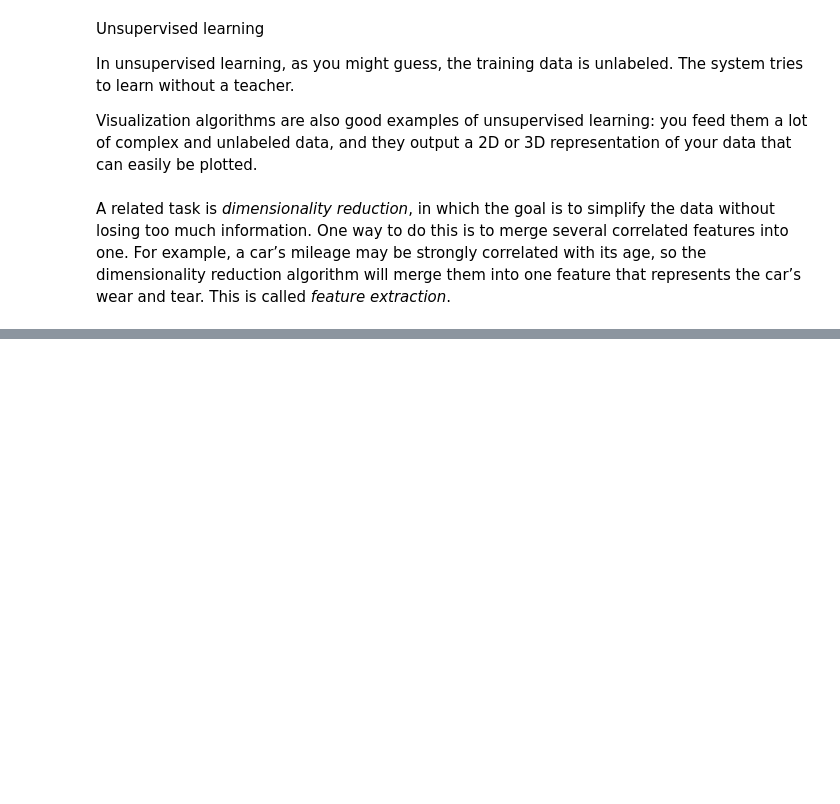
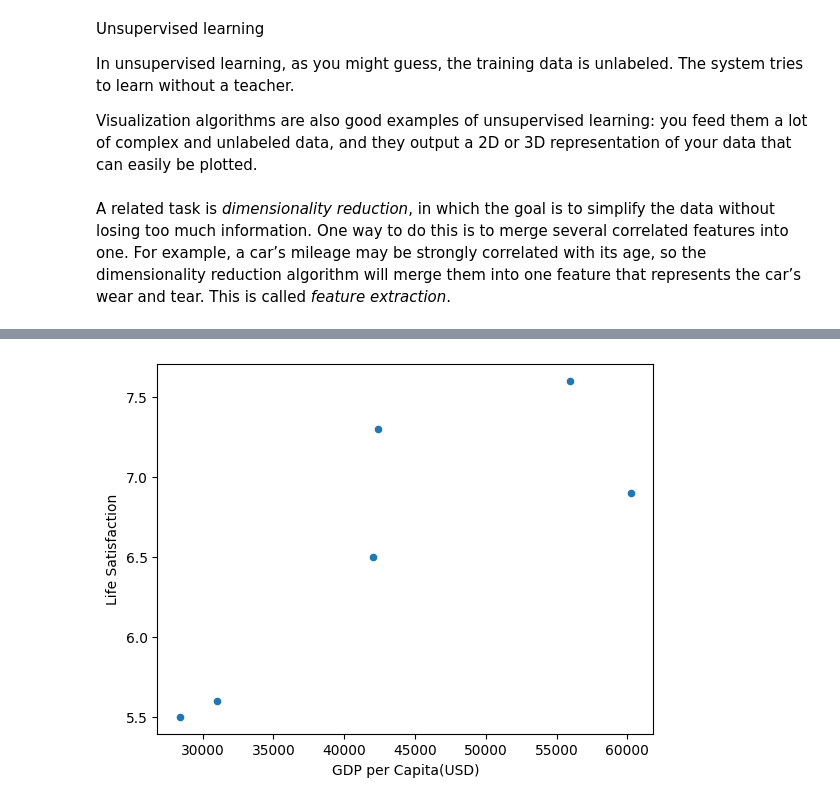
Before and after one commit to Anshulmohan27/Machine_Learning, a Jupyter notebook: Machine_learning.ipynb, the cells around one changed output, grey strips where cells are left out. Drawn from its saved outputs; the diff is of its cells as text; code cells hidden in the pictures; blank space fills up the shorter version.

```diff
--- a/Machine_learning.ipynb
+++ b/Machine_learning.ipynb
@@ -51,0 +121,13 @@ import pandas as pd
+# %%
+import pandas as pd
+
+GDP_LifeSat = [['Country', 'GDP per Capita(USD)', 'Life Satisfaction'],
+ ['Turkey', 28384, 5.5],
+  ['Hungary', 31008, 5.6],
+   ['France', 42026, 6.5],
+    ['United States', 60236, 6.9],
+     ['New Zealnd', 42404, 7.3],
+      ['Denmark', 55938, 7.6]]
+
+df = pd.DataFrame(data=GDP_LifeSat[1:], columns=GDP_LifeSat[0])
+df.head()
@@ -51,0 +141,9 @@ import pandas as pd
+# %%
+import matplotlib.pyplot as plt
+
+df.plot(kind='scatter', x='GDP per Capita(USD)', y= 'Life Satisfaction')
+
+# 3. Display the visualization
+plt.show()
+# %% [output]
+[figure, added]
```
Also changed, not shown: parts of 58 cells of this notebook.
